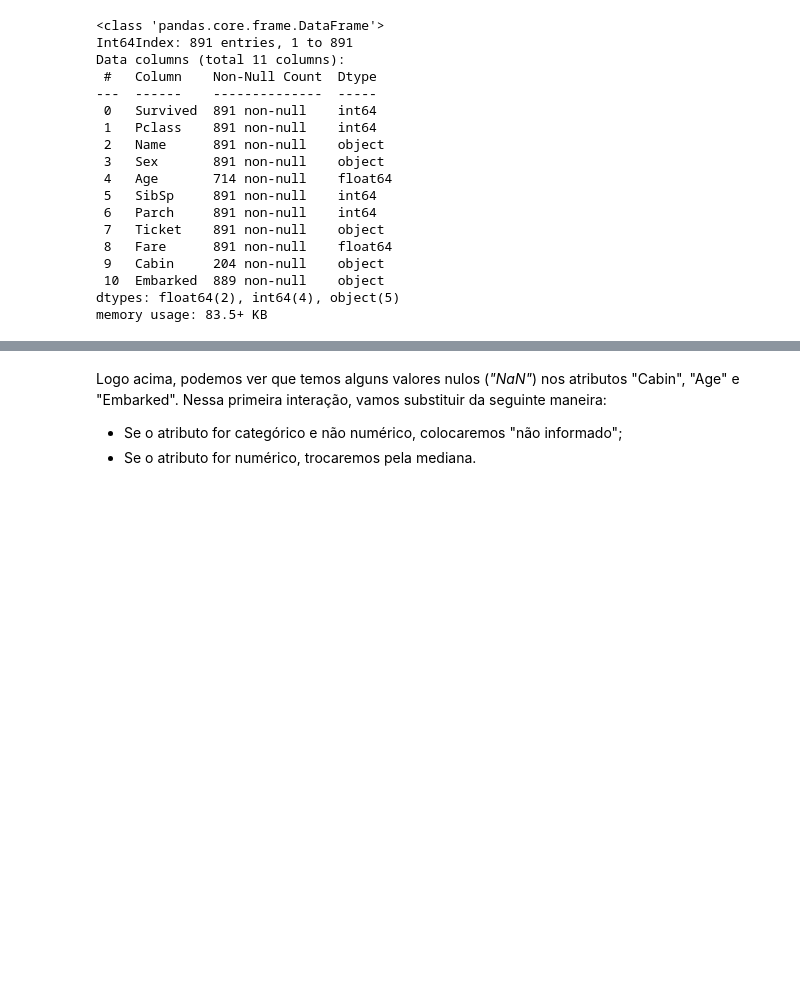
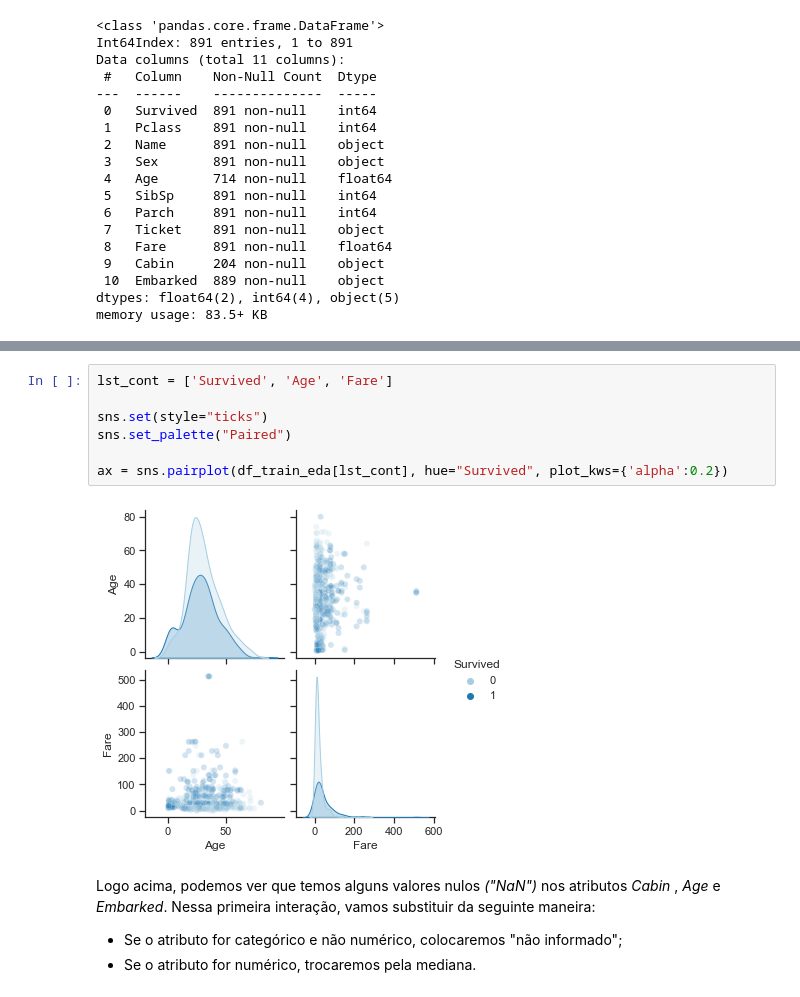
Before and after one commit to cafe-com-analytics/titanic-cafe, a Jupyter notebook: notebooks/1_business_data_understanding_suto.ipynb, the cells around one changed output, grey strips where cells are left out. Drawn from its saved outputs; the diff is of its cells as text; blank space fills up the shorter version.

```diff
--- a/notebooks/1_business_data_understanding_suto.ipynb
+++ b/notebooks/1_business_data_understanding_suto.ipynb
@@ -133,4 +175,13 @@ VBox(children=(Tab(children=(Tab(children=(GridBox(children=(VBox(children=(Grid
+# %%
+lst_cont = ['Survived', 'Age', 'Fare']
+
+sns.set(style="ticks")
+sns.set_palette("Paired")
+
+ax = sns.pairplot(df_train_eda[lst_cont], hue="Survived", plot_kws={'alpha':0.2})
+# %% [output]
+[figure, added]
 # %% [markdown]
-Logo acima, podemos ver que temos alguns valores nulos (*"NaN"*) nos atributos "Cabin", "Age" e "Embarked". Nessa primeira interação, vamos substituir da seguinte maneira:
+Logo acima, podemos ver que temos alguns valores nulos *("NaN")* nos atributos *Cabin* , *Age* e *Embarked*. Nessa primeira interação, vamos substituir da seguinte maneira:
 - Se o atributo for categórico e não numérico, colocaremos "não informado";
 - Se o atributo for numérico, trocaremos pela mediana.
```
Also changed, not shown: parts of 4 cells of this notebook, 6 other files.
